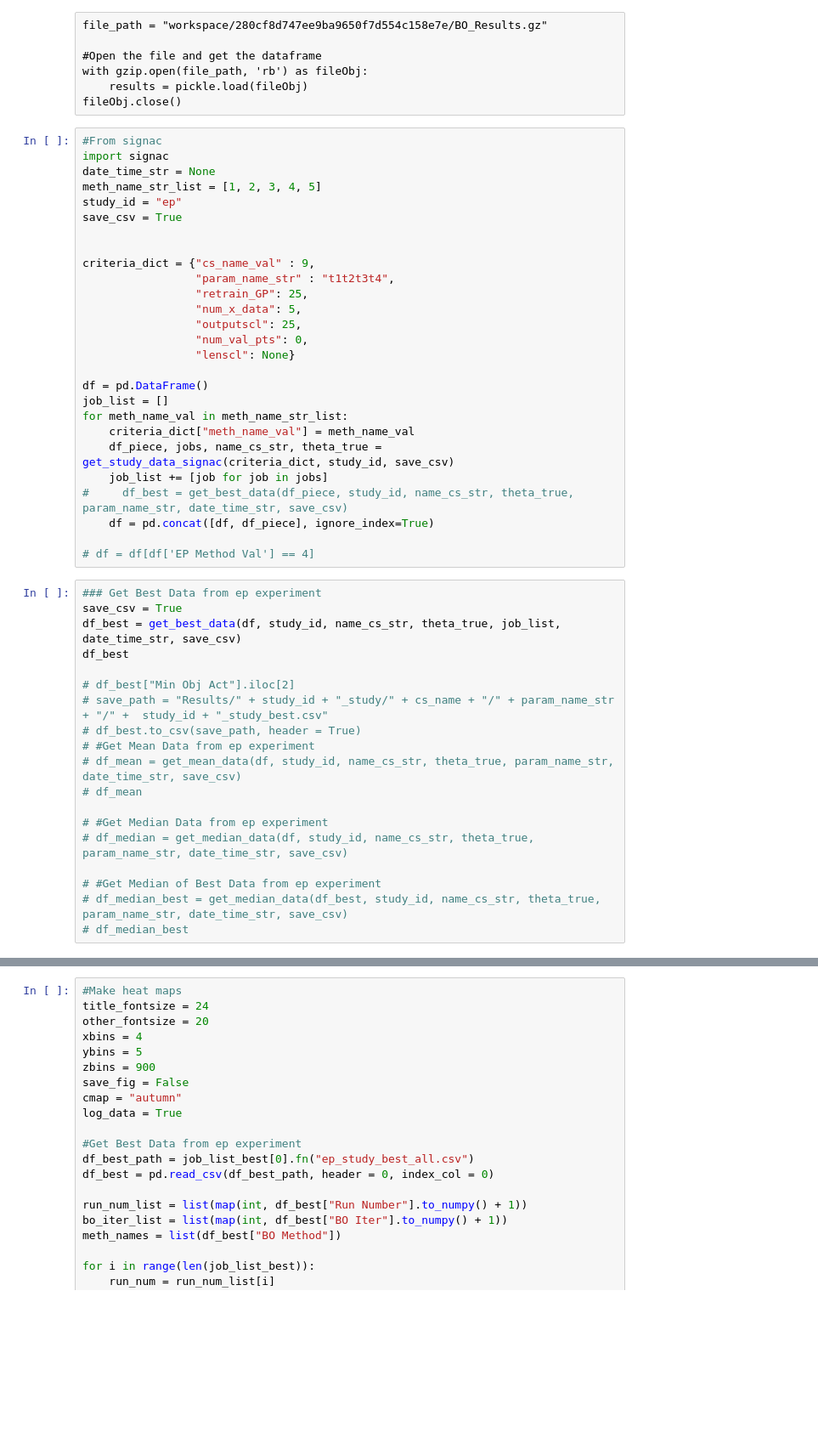
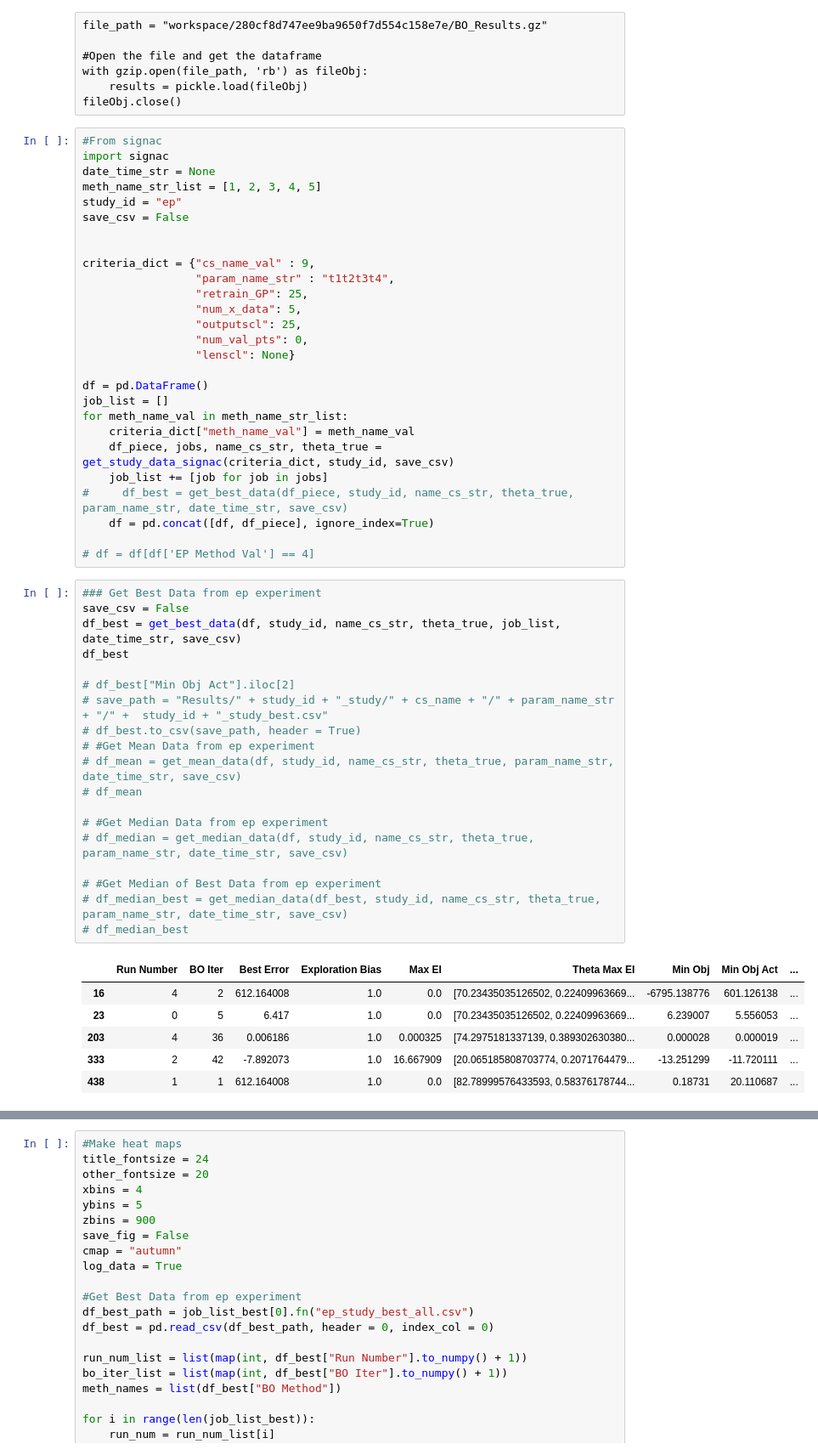
Before and after one commit to dowlinglab/GPBO_Emulators, a Jupyter notebook: experiment_analysis.ipynb, the cells around one changed output, grey strips where cells are left out. Shown at 85% size. Drawn from its saved outputs; the diff is of its cells as text; blank space fills up the shorter version.

```diff
--- a/experiment_analysis.ipynb
+++ b/experiment_analysis.ipynb
@@ -55,7 +55,7 @@ import signac
 date_time_str = None
 meth_name_str_list = [1, 2, 3, 4, 5]
 study_id = "ep"
-save_csv = True
+save_csv = False
 
 
 criteria_dict = {"cs_name_val" : 9,
@@ -78,23 +78,30 @@ for meth_name_val in meth_name_str_list:
 # df = df[df['EP Method Val'] == 4]
 # %%
 ### Get Best Data from ep experiment
-save_csv = True
+save_csv = False
 df_best = get_best_data(df, study_id, name_cs_str, theta_true, job_list, date_time_str, save_csv)
 df_best
 
 # df_best["Min Obj Act"].iloc[2]
 # save_path = "Results/" + study_id + "_study/" + cs_name + "/" + param_name_str + "/" +  study_id + "_study_best.csv"
 # df_best.to_csv(save_path, header = True)
 # #Get Mean Data from ep experiment
 # df_mean = get_mean_data(df, study_id, name_cs_str, theta_true, param_name_str, date_time_str, save_csv)
 # df_mean
 
 # #Get Median Data from ep experiment
 # df_median = get_median_data(df, study_id, name_cs_str, theta_true, param_name_str, date_time_str, save_csv)
 
 # #Get Median of Best Data from ep experiment
 # df_median_best = get_median_data(df_best, study_id, name_cs_str, theta_true, param_name_str, date_time_str, save_csv)
 # df_median_best
+# %% [output]
+|  | Run Number | BO Iter | Best Error | Exploration Bias | Max EI | Theta Max EI | Min Obj | Min Obj Act | ... |
+| 16 | 4 | 2 | 612.164008 | 1.0 | 0.0 | [70.23435035126502, 0.22409963669... | -6795.138776 | 601.126138 | ... |
+| 23 | 0 | 5 | 6.417 | 1.0 | 0.0 | [70.23435035126502, 0.22409963669... | 6.239007 | 5.556053 | ... |
+| 203 | 4 | 36 | 0.006186 | 1.0 | 0.000325 | [74.2975181337139, 0.389302630380... | 0.000028 | 0.000019 | ... |
+| 333 | 2 | 42 | -7.892073 | 1.0 | 16.667909 | [20.065185808703774, 0.2071764479... | -13.251299 | -11.720111 | ... |
+| 438 | 1 | 1 | 612.164008 | 1.0 | 0.0 | [82.78999576433593, 0.58376178744... | 0.18731 | 20.110687 | ... |
 # %%
 #Get only the jobs which are the best
 project = signac.get_project()
```
Also changed, not shown: parts of 3 cells of this notebook, 1 other file.
